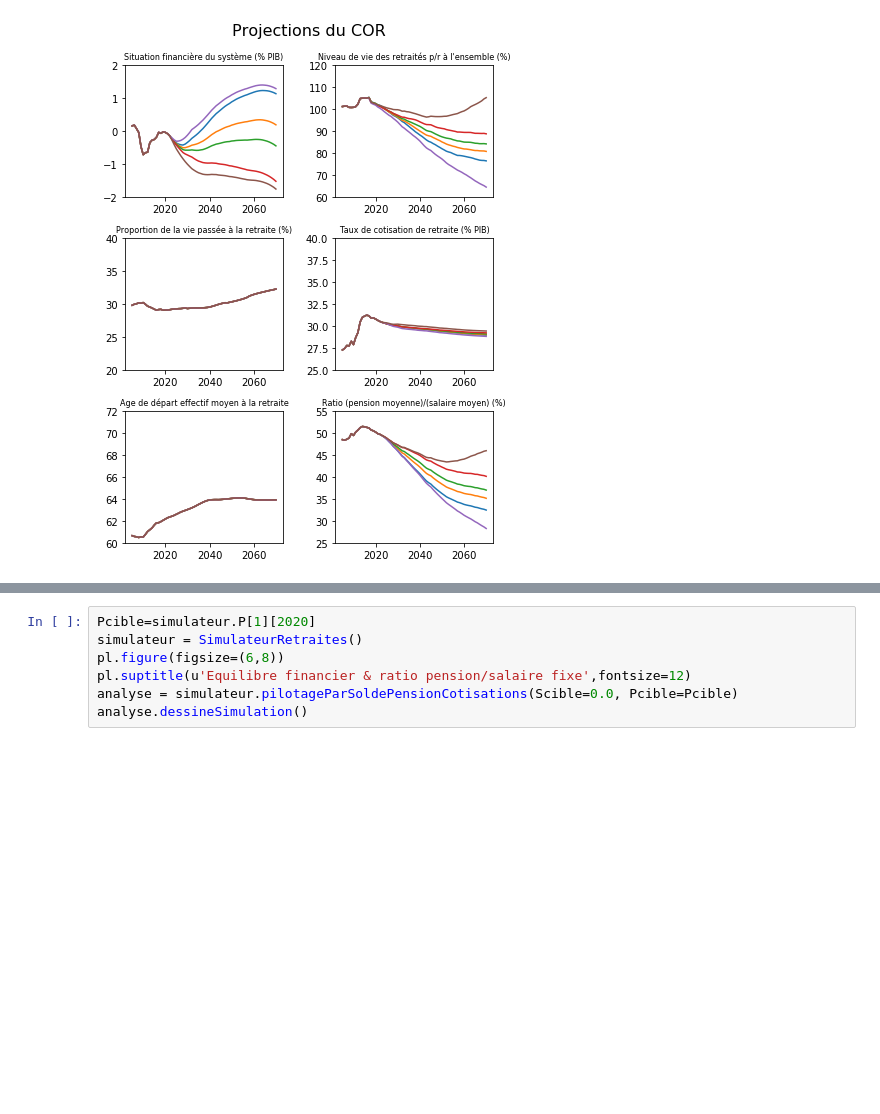
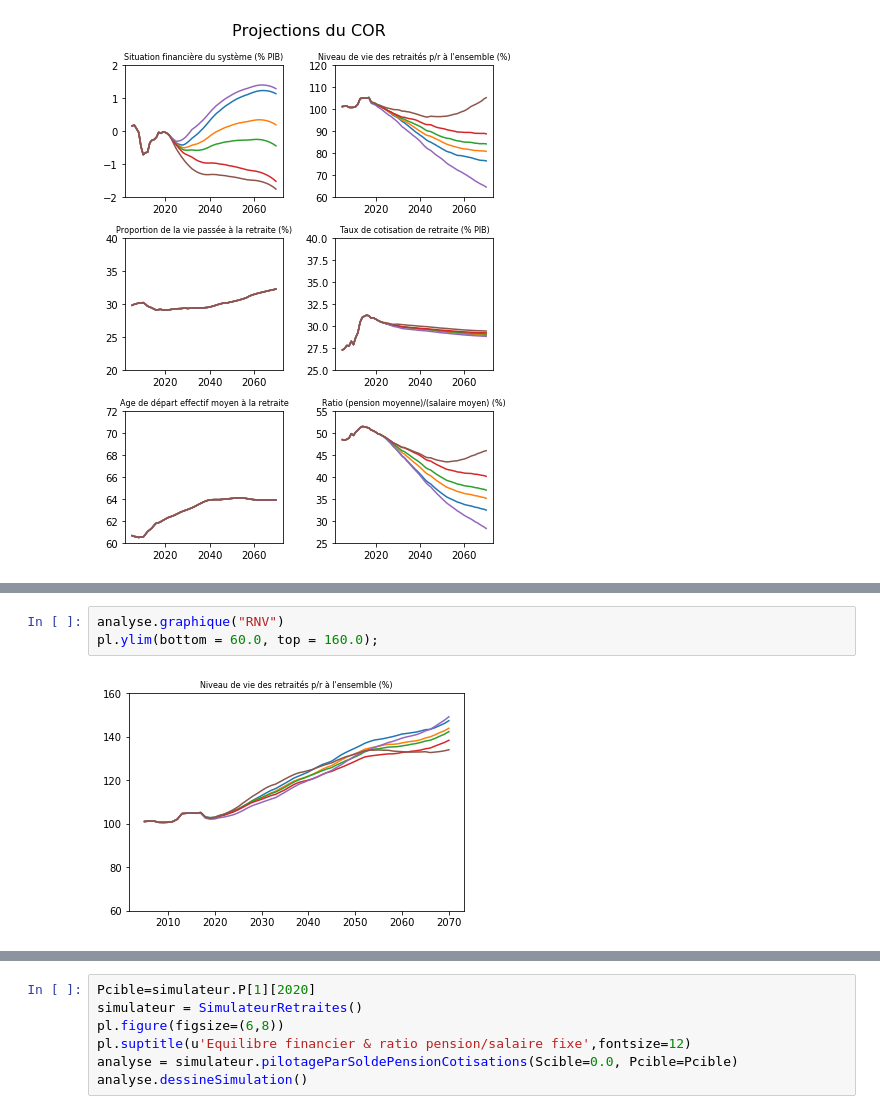
Before and after one commit to brunoscherrer/retraites, a Jupyter notebook: index.ipynb, the cells around one changed output, grey strips where cells are left out. Saved outputs shown, nothing was run; the diff lists cells and outputs as text; blank space fills up the shorter version.

```diff
--- a/index.ipynb
+++ b/index.ipynb
@@ -66,0 +58,5 @@ analyse.dessineSimulation()
+# %%
+analyse.graphique("RNV")
+pl.ylim(bottom = 60.0, top = 160.0);
+# %% [output]
+[figure, added]
```
Also changed, not shown: parts of 14 cells of this notebook, 2 other files.
